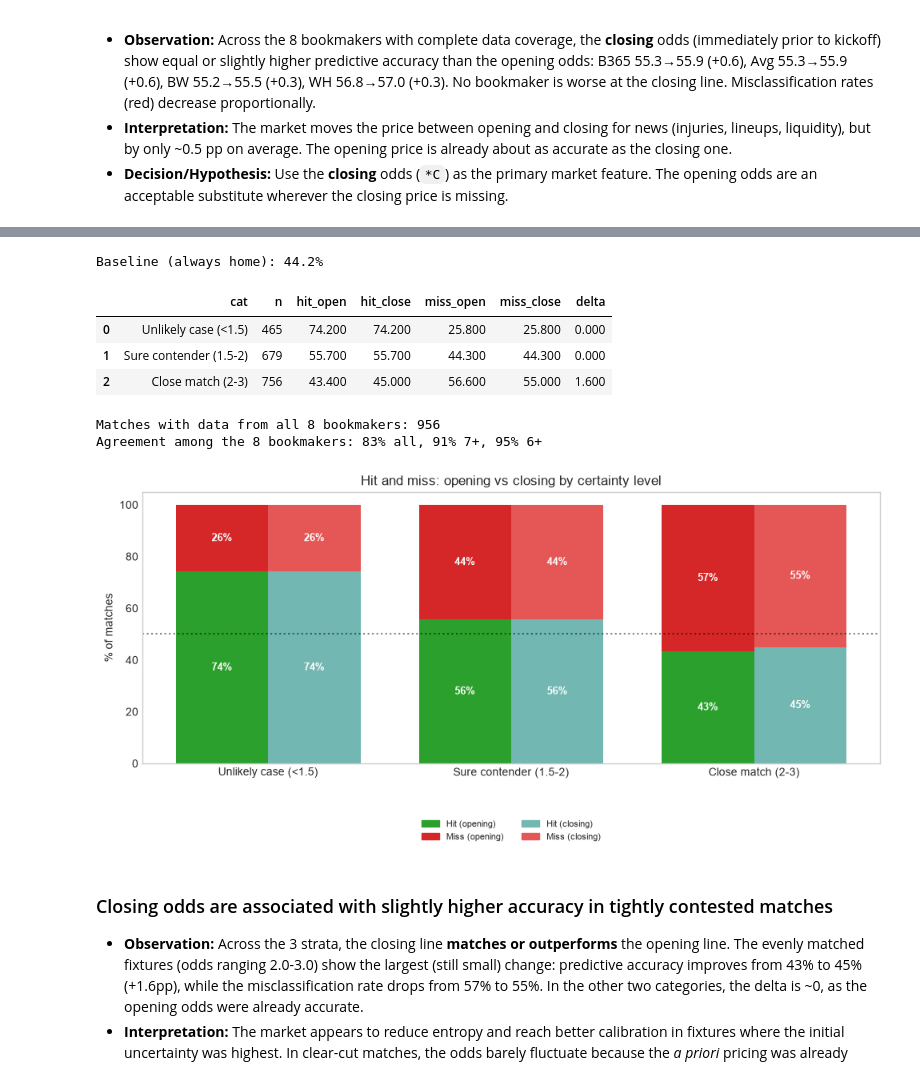
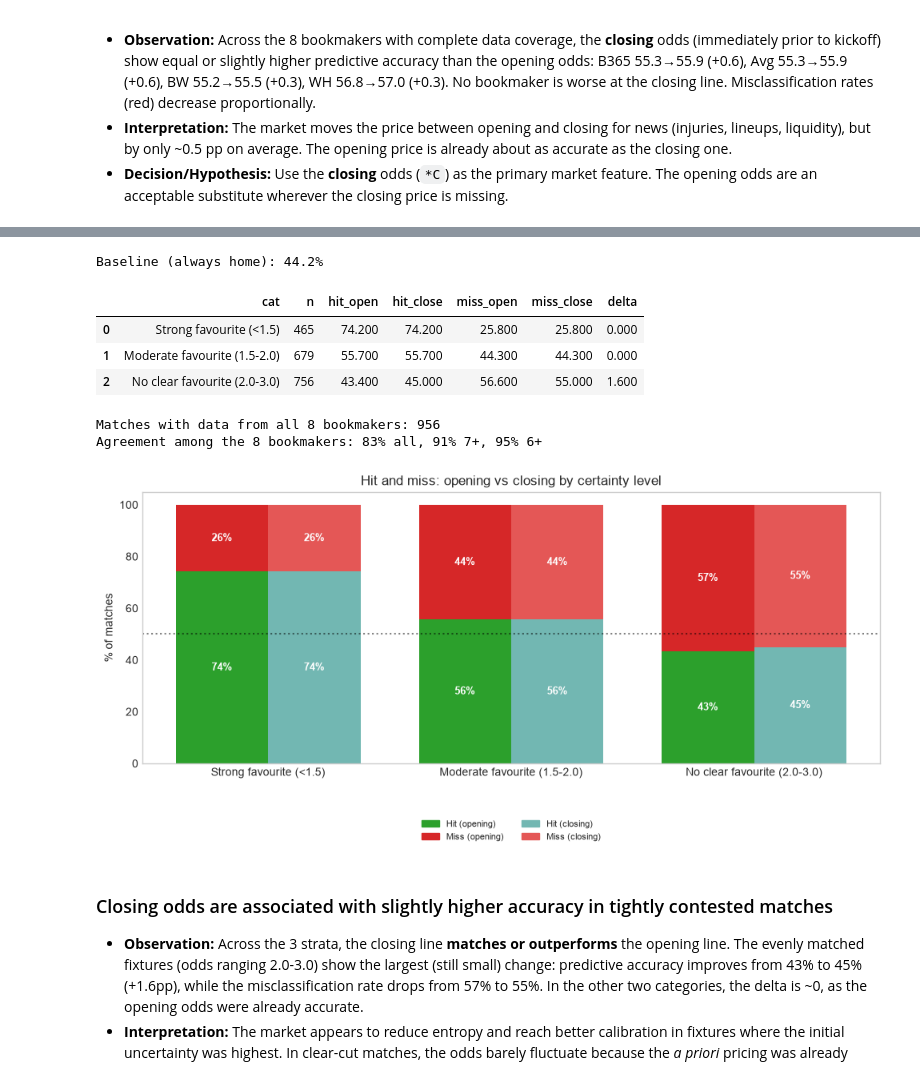
Before and after one commit to errodd/premier_league_football_predictor, a Jupyter notebook: notebooks/EDA.ipynb, the cells around one changed output, grey strips where cells are left out. Cells and saved outputs as stored; diff of their text form; code cells hidden in the pictures.

```diff
--- a/notebooks/EDA.ipynb
+++ b/notebooks/EDA.ipynb
@@ -83,6 +95,29 @@ Load the processed dataset (already merged from the per-season raw files by `src
 # %%
-premier_df = pd.read_csv(DATA_PATH)
+# --- Read every raw source, harmonize it, and inject the season key ------
+RAW_DIR = PROJECT_ROOT / "data" / "raw"
+raw_files = sorted(RAW_DIR.glob("*.csv"))
+assert len(raw_files) == 5, (
+    f"expected 5 raw season files, got {len(raw_files)}")
 
-print(f"Dimensions: {premier_df.shape[0]} rows × {premier_df.shape[1]} columns")
-premier_df.head()
+season_frames, shape_rows = {}, []
+for path in raw_files:
+    season = path.stem
+    df_raw = pd.read_csv(path, encoding="utf-8-sig")
+    df_raw = pd.concat(
+        [df_raw.rename(columns=ALIASES),      # harmonize prefixes
+         pd.Series(season, index=df_raw.index, name="Season")],
+        axis=1,
+    )
+    season_frames[season] = df_raw
+    shape_rows.append({
+        "Season": season,
+        "rows": len(df_raw),
+        "cols": df_raw.shape[1] - 1,
+        "duplicate_rows": int(df_raw.duplicated().sum()),
+        "duplicate_keys": int(df_raw.duplicated(
+            subset=["Div", "Date", "Time", "HomeTeam", "AwayTeam"]).sum()),
+    })
+
+season_shapes = pd.DataFrame(shape_rows)
+season_shapes
 # %% [output]
@@ -1166,7 +1631,7 @@ complete_bookmakers = {
 sub = premier_df[["AvgH","AvgD","AvgA","AvgCH","AvgCD","AvgCA","FTR"]].dropna().copy()
 sub["cat"] = pd.cut(sub[["AvgH","AvgD","AvgA"]].min(axis=1),
                      bins=[1, 1.5, 2, 3],
-                     labels=["Unlikely case (<1.5)", "Sure contender (1.5-2)", "Close match (2-3)"],
+                     labels=["Strong favourite (<1.5)", "Moderate favourite (1.5-2.0)", "No clear favourite (2.0-3.0)"],
                      include_lowest=True)
 fav_op = sub[["AvgH","AvgD","AvgA"]].idxmin(axis=1).map({"AvgH":"H","AvgD":"D","AvgA":"A"})
 fav_cl = sub[["AvgCH","AvgCD","AvgCA"]].idxmin(axis=1).map({"AvgCH":"H","AvgCD":"D","AvgCA":"A"})
@@ -1187,7 +1652,7 @@ display(aggregated)
 # Agreement among bookmakers (only in matches where all 8 have data)
 cats_matrix = pd.DataFrame({
     bookmaker: pd.cut(premier_df[[h, d, a]].min(axis=1), bins=[1, 1.5, 2, 3],
-                 labels=["Unlikely case (<1.5)", "Sure contender (1.5-2)", "Close match (2-3)"],
+                 labels=["Strong favourite (<1.5)", "Moderate favourite (1.5-2.0)", "No clear favourite (2.0-3.0)"],
                  include_lowest=True)
     for bookmaker, (h, d, a, _, _, _) in complete_bookmakers.items()
 })
@@ -1211,37 +1676,37 @@ b_op_a = ax.bar(x - width/2, aggregated["hit_open"], width, color="#2CA02C")
 b_op_f = ax.bar(x - width/2, aggregated["miss_open"], width, bottom=aggregated["hit_open"], color="#D62728")
 # Closing
 b_cl_a = ax.bar(x + width/2, aggregated["hit_close"], width, color="#72B7B2")
 b_cl_f = ax.bar(x + width/2, aggregated["miss_close"], width, bottom=aggregated["hit_close"], color="#E45756")
 
 for i in range(len(aggregated)):
     ax.text(x[i] - width/2, aggregated["hit_open"].iloc[i]/2, f"{aggregated['hit_open'].iloc[i]:.0f}%",
             ha="center", va="center", fontsize=9, color="white", weight="bold")
     ax.text(x[i] - width/2, aggregated["hit_open"].iloc[i] + aggregated["miss_open"].iloc[i]/2,
             f"{aggregated['miss_open'].iloc[i]:.0f}%", ha="center", va="center", fontsize=9, color="white", weight="bold")
     ax.text(x[i] + width/2, aggregated["hit_close"].iloc[i]/2, f"{aggregated['hit_close'].iloc[i]:.0f}%",
             ha="center", va="center", fontsize=9, color="white", weight="bold")
     ax.text(x[i] + width/2, aggregated["hit_close"].iloc[i] + aggregated["miss_close"].iloc[i]/2,
             f"{aggregated['miss_close'].iloc[i]:.0f}%", ha="center", va="center", fontsize=9, color="white", weight="bold")
 
 ax.axhline(50, color="black", linestyle=":", alpha=0.5)
 ax.set_xticks(x)
 ax.set_xticklabels(aggregated["cat"], fontsize=10)
 ax.set(xlabel="", ylabel="% of matches", ylim=(0, 105),
        title="Hit and miss: opening vs closing by certainty level")
 handles = [plt.Rectangle((0,0),1,1,color=c) for c in ["#2CA02C","#D62728","#72B7B2","#E45756"]]
 labels = ["Hit (opening)", "Miss (opening)", "Hit (closing)", "Miss (closing)"]
 ax.legend(handles, labels, loc="upper center", bbox_to_anchor=(0.5, -0.18), ncol=2, frameon=False, fontsize=8)
 plt.tight_layout()
 plt.show()
 # %% [output]
 Baseline (always home): 44.2%
 |  | cat | n | hit_open | hit_close | miss_open | miss_close | delta |
-| 0 | Unlikely case (<1.5) | 465 | 74.200 | 74.200 | 25.800 | 25.800 | 0.000 |
-| 1 | Sure contender (1.5-2) | 679 | 55.700 | 55.700 | 44.300 | 44.300 | 0.000 |
-| 2 | Close match (2-3) | 756 | 43.400 | 45.000 | 56.600 | 55.000 | 1.600 |
+| 0 | Strong favourite (<1.5) | 465 | 74.200 | 74.200 | 25.800 | 25.800 | 0.000 |
+| 1 | Moderate favourite (1.5-2.0) | 679 | 55.700 | 55.700 | 44.300 | 44.300 | 0.000 |
+| 2 | No clear favourite (2.0-3.0) | 756 | 43.400 | 45.000 | 56.600 | 55.000 | 1.600 |
 Matches with data from all 8 bookmakers: 956
 Agreement among the 8 bookmakers: 83% all, 91% 7+, 95% 6+
-[figure, old version]
+[figure, new version]
 # %% [markdown]
 ### Closing odds are associated with slightly higher accuracy in tightly contested matches
 
```
Also changed, not shown: parts of 34 cells of this notebook.
